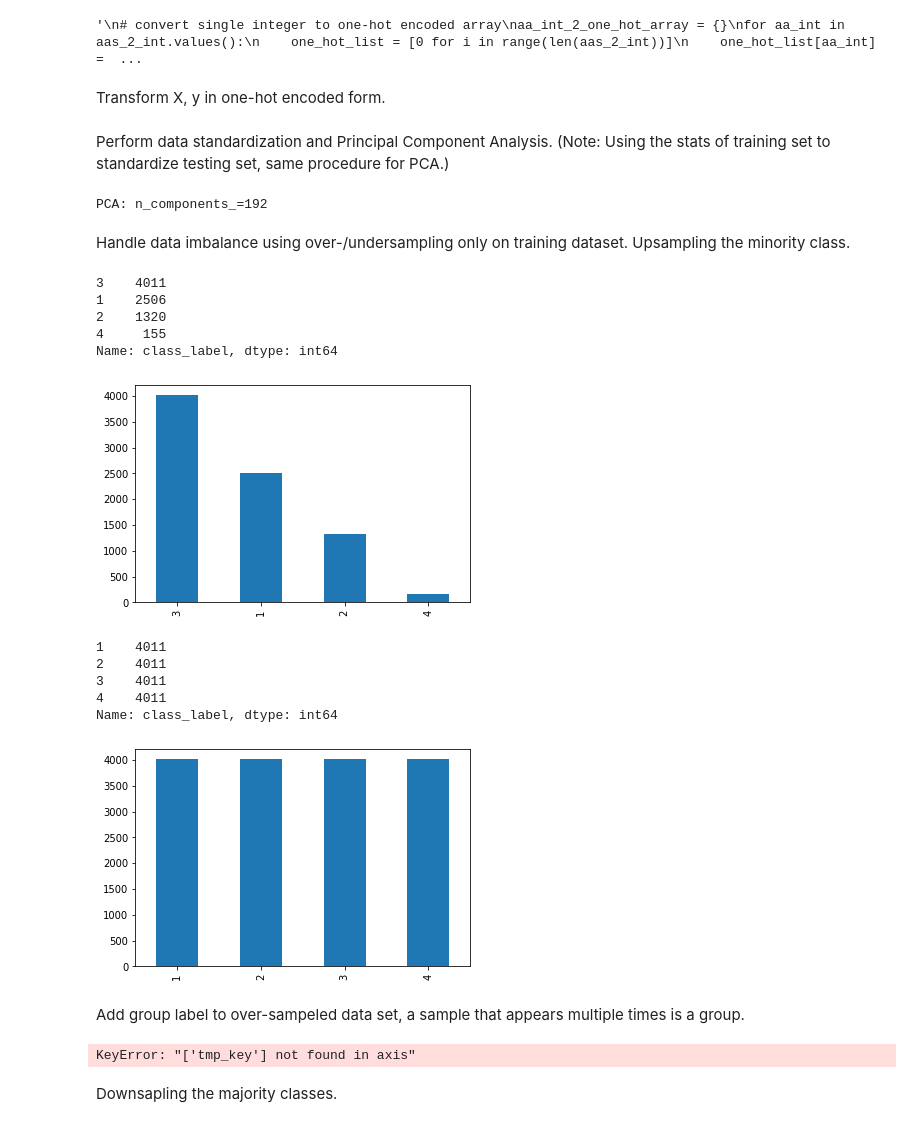
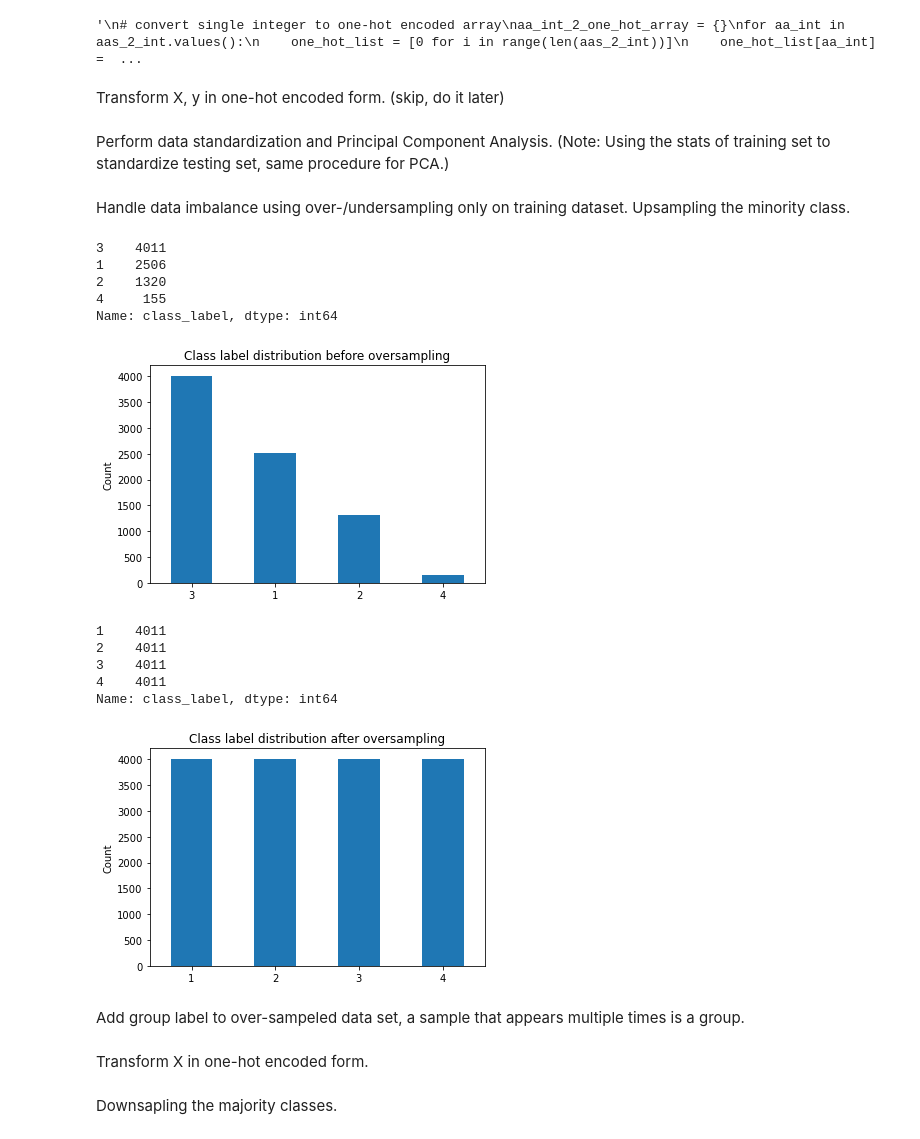
Before and after one commit to NingyueZhou/CATHpre, a Jupyter notebook: CATHpre.ipynb, the cells around one changed output. Cells and saved outputs as stored; diff of their text form; code cells hidden in the pictures.

```diff
--- a/CATHpre.ipynb
+++ b/CATHpre.ipynb
@@ -250,7 +252,7 @@ train_data = pd.concat([X_train, y_train], axis=1)
 test_data = pd.concat([X_test, y_test], axis=1)
 
 # pad/truncate sequences to a fixed length
-fixed_length = 200
+fixed_length = 400
 def pad_or_truncate_seq(seq):
     if len(seq) > fixed_length:
         seq = seq[:fixed_length]  # seq to long, truncate to fixed_length
@@ -329,5 +331,5 @@ X_test = encode_int_seq_to_one_hot(X_test)
 # %% [output]
 '\n# convert single integer to one-hot encoded array\naa_int_2_one_hot_array = {}\nfor aa_int in aas_2_int.values():\n    one_hot_list = [0 for i in range(len(aas_2_int))]\n    one_hot_list[aa_int] =  ...
 # %% [markdown]
-Transform X, y in one-hot encoded form.
+Transform X, y in one-hot encoded form. (skip, do it later)
 # %%
@@ -350,8 +354,6 @@ pca = PCA(n_components=0.99, random_state=0)
 X_train = pd.DataFrame(pca.fit_transform(X_train))
 X_test = pd.DataFrame(pca.transform(X_test))
 print(f'PCA: n_components_={pca.n_components_}\n')
-# %% [output]
-PCA: n_components_=192
 # %% [markdown]
 Handle data imbalance using over-/undersampling only on training dataset. Upsampling the minority class.
 # %%
@@ -362,6 +364,9 @@ X = pd.concat([X_train, y_train], axis=1)
 # determine the majority class and the number of samples in this class
 print(X['class_label'].value_counts())
 X['class_label'].value_counts(sort=True).plot.bar()
+plt.title('Class label distribution before oversampling')
+plt.ylabel('Count')
+plt.xticks(rotation='horizontal')
 plt.show()
 
 # separate different classes
@@ -378,35 +383,38 @@ X_2_up = resample(X_2, replace=True, n_samples=4011, random_state=0)
 #X_2_up = X_2_up.fillna(method='ffill', axis=0)
 #X_2_up = X_2_up.dropna()
 X_4_up = resample(X_4, replace=True, n_samples=4011, random_state=0)
 #X_4_up = X_4_up.fillna(method='ffill', axis=0)
 #X_4_up = X_4_up.dropna()
 
 X_up = pd.concat([X_1_up, X_2_up, X_3, X_4_up], axis=0)
 
 print(X_up['class_label'].value_counts())
 X_up['class_label'].value_counts().plot(kind='bar')
+plt.title('Class label distribution after oversampling')
+plt.ylabel('Count')
+plt.xticks(rotation='horizontal')
 plt.show()
 
 # shuffle rows in X_up and reset index afterwords
 X_up = shuffle(X_up, random_state=0)
 X_up = X_up.reset_index(drop=True)
 
 # split X_up in train and test set
 X_train_up = X_up.drop('class_label', axis=1)
 y_train_up = X_up['class_label']
 # %% [output]
 3    4011
 1    2506
 2    1320
 4     155
 Name: class_label, dtype: int64
-[figure, old version]
+[figure, new version]
 1    4011
 2    4011
 3    4011
 4    4011
 Name: class_label, dtype: int64
-[figure, old version]
+[figure, new version]
 # %% [markdown]
 Add group label to over-sampeled data set, a sample that appears multiple times is a group.
 # %%
@@ -416,8 +424,8 @@ X_up_tmp_2['group'] = range(1, len(X_up_tmp_2)+1)
 
 X_up['tmp_key'] = X_up_tmp_1[0]
 X_up = X_up.set_index('tmp_key')
+#X_up.drop(labels='tmp_key', axis=1)
 X_up['group'] = X_up_tmp_2.group
-X_up.drop('tmp_key', 1)
 X_up.reset_index(drop=True, inplace=True)
-# %% [output]
-KeyError: "['tmp_key'] not found in axis"
+# %% [markdown]
+Transform X in one-hot encoded form.
```
Also changed, not shown: parts of 48 cells of this notebook, 2 other files.
